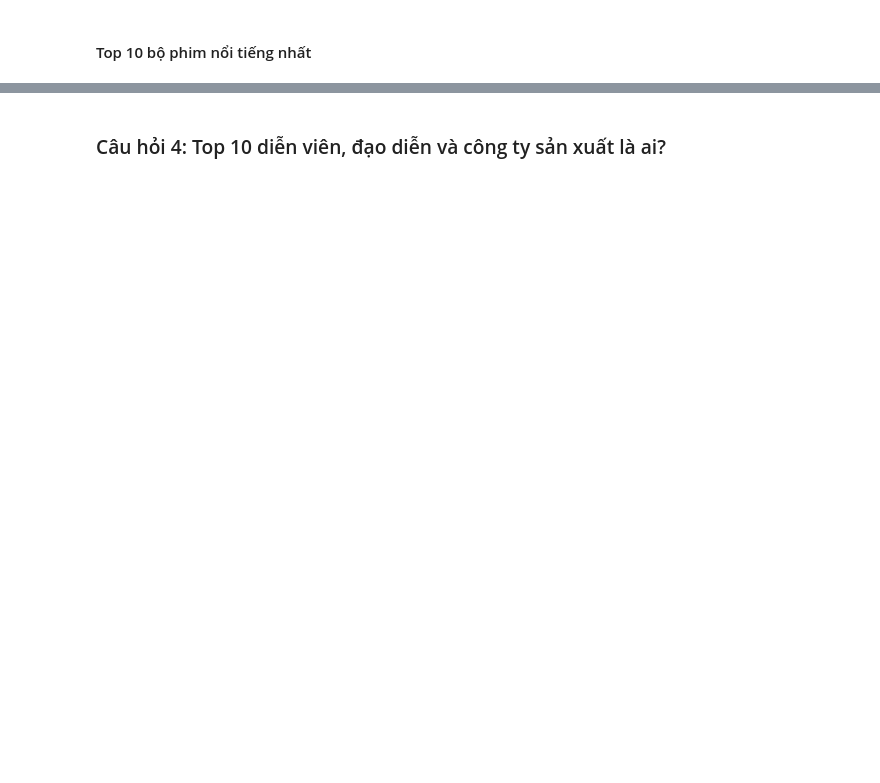
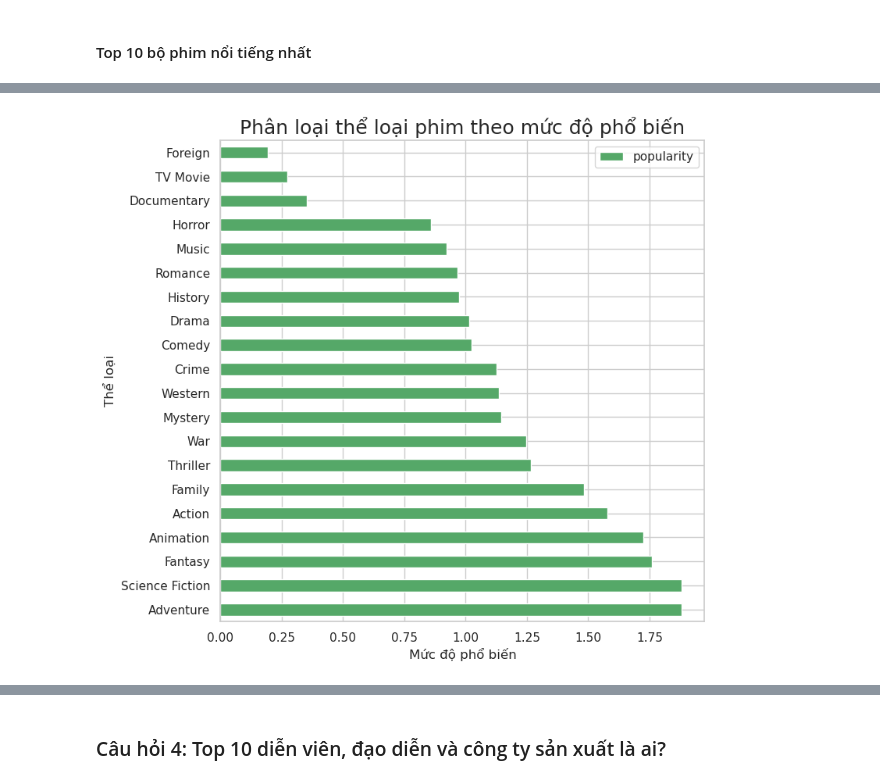
Before and after one commit to Nnguyen-dev2805/PYTHON_FinalProject, a Jupyter notebook: report.ipynb, the cells around one changed output, grey strips where cells are left out. Drawn from its saved outputs; the diff is of its cells as text; code cells hidden in the pictures; blank space fills up the shorter version.

```diff
--- a/report.ipynb
+++ b/report.ipynb
@@ -683,0 +794,12 @@ plt.show()
+# %%
+
+# lấy DataFrame df_split để chuẩn bị cho việc phân tích
+mean_popular_vs_genre_df = df_split[['original_title', 'popularity', 'genres']]
+# tiến hành nhóm theo thể loại genres và tính lợi nhuận trung trình cho từng thể loại
+# as_index=False giữ genres là một cột thay vì đưa nó thành index
+mean_popular_vs_genre_df = (
+    mean_popular_vs_genre_df.groupby('genres', as_index=False)['popularity'].mean()
+)
+# tạo 1 DataFrame mới chứa genres và popularity
+mean_popular_vs_genre_df = mean_popular_vs_genre_df.sort_values('popularity', ascending=False)
+mean_popular_vs_genre_df.head()
@@ -683,0 +813,15 @@ plt.show()
+# %%
+mean_popular_vs_genre_df.plot(
+    x='genres',  # Sử dụng cột 'genres' làm nhãn trục y
+    y='popularity',  # Sử dụng cột 'popularity' để vẽ giá trị
+    kind='barh',
+    figsize=(8, 8),
+    color='g'
+)
+
+plt.title('Phân loại thể loại phim theo mức độ phổ biến', size=18)
+plt.xlabel('Mức độ phổ biến', size=12)
+plt.ylabel('Thể loại', size=12)
+plt.show()
+# %% [output]
+[figure, added]
```
Also changed, not shown: parts of 38 cells of this notebook.
